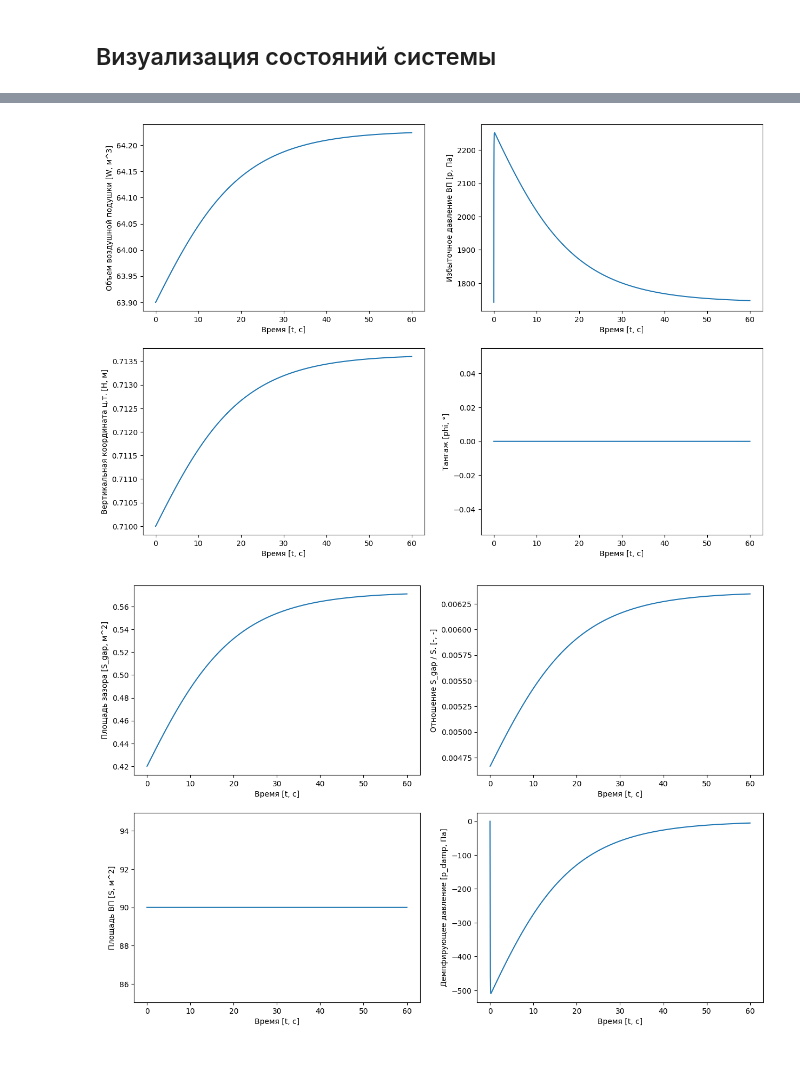
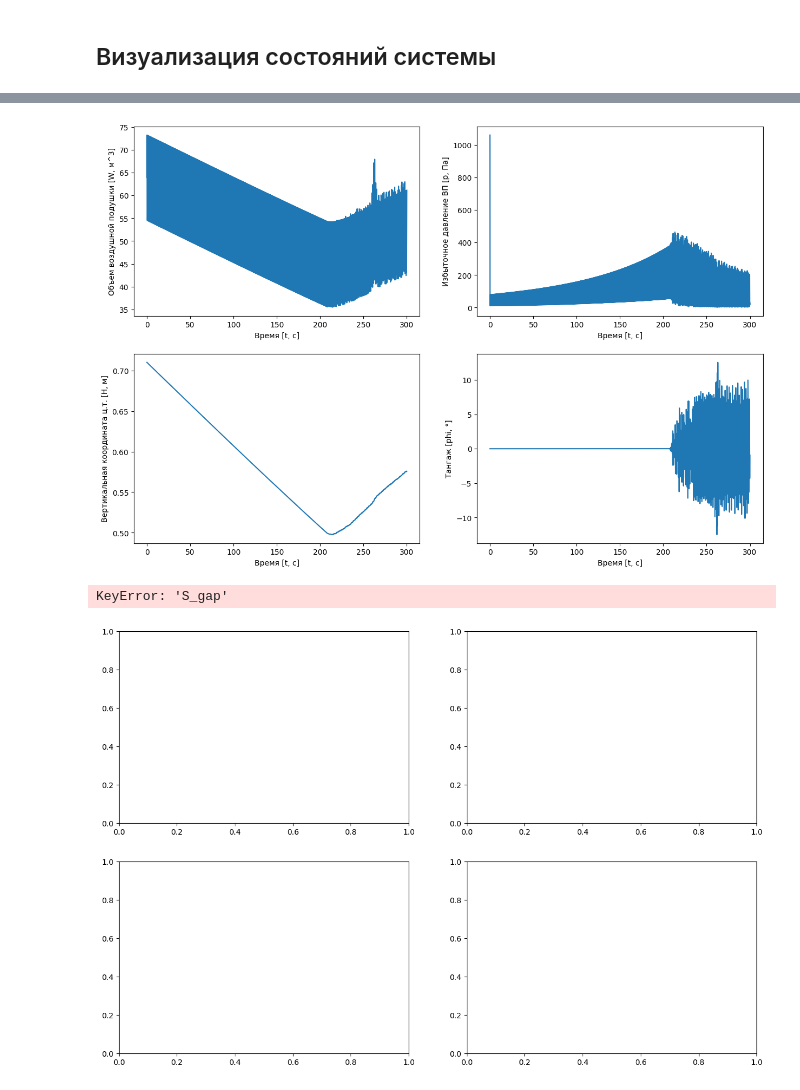
Before and after one commit to shustrov38/jubilant-bassoon, a Jupyter notebook: scripts/approx.ipynb, the cells around one changed output, grey strips where cells are left out. Drawn from its saved outputs; the diff is of its cells as text; code cells hidden in the pictures; blank space fills up the shorter version.

```diff
--- a/scripts/approx.ipynb
+++ b/scripts/approx.ipynb
@@ -165,9 +165,9 @@ print(f'{popt[0]} + {popt[1]} * np.exp({popt[2]} * x)')
 # %% [markdown]
 ## Визуализация состояний системы
 # %%
-SIMULATION_DT = 1e-5
+SIMULATION_DT = 1e-5 * 100
 
-df = pd.read_csv(RESOURCES_PATH / 'sim_6.csv', delimiter=';')
+df = pd.read_csv(RESOURCES_PATH / 'sim_10.csv', delimiter=';')
 df['dt'] = df.index * SIMULATION_DT
 df.head(10)
 # %% [output]
@@ -229,26 +211,27 @@ ax4.set_xlabel('Время [t, с]')
 
 plt.plot();
 # %% [output]
-[figure, old version]
+[figure, new version]
 # %%
 fig, ((ax1, ax2), (ax3, ax4)) = plt.subplots(2, 2, figsize=(15, 10))
 
 ax1.plot(df['dt'], df['S_gap'])
 ax1.set_ylabel('Площадь зазора [S_gap, м^2]')
 ax1.set_xlabel('Время [t, с]')
 
 ax2.plot(df['dt'], df['S_gap'] / df['S'])
 ax2.set_ylabel('Отношение S_gap / S. [-, -]')
 ax2.set_xlabel('Время [t, с]')
 
 ax3.plot(df['dt'], df['S'])
 ax3.set_ylabel('Площадь ВП [S, м^2]')
 ax3.set_xlabel('Время [t, с]')
 
-ax4.plot(df['dt'], df['p_damp'] / SIMULATION_DT)
+ax4.plot(df['dt'], df['p_damp'])
 ax4.set_ylabel('Демпфирующее давление [p_damp, Па]')
 ax4.set_xlabel('Время [t, с]')
 
 plt.plot();
 # %% [output]
+KeyError: 'S_gap'
-[figure, old version]
+[figure, new version]
```
Also changed, not shown: parts of 3 cells of this notebook, 7 other files.
